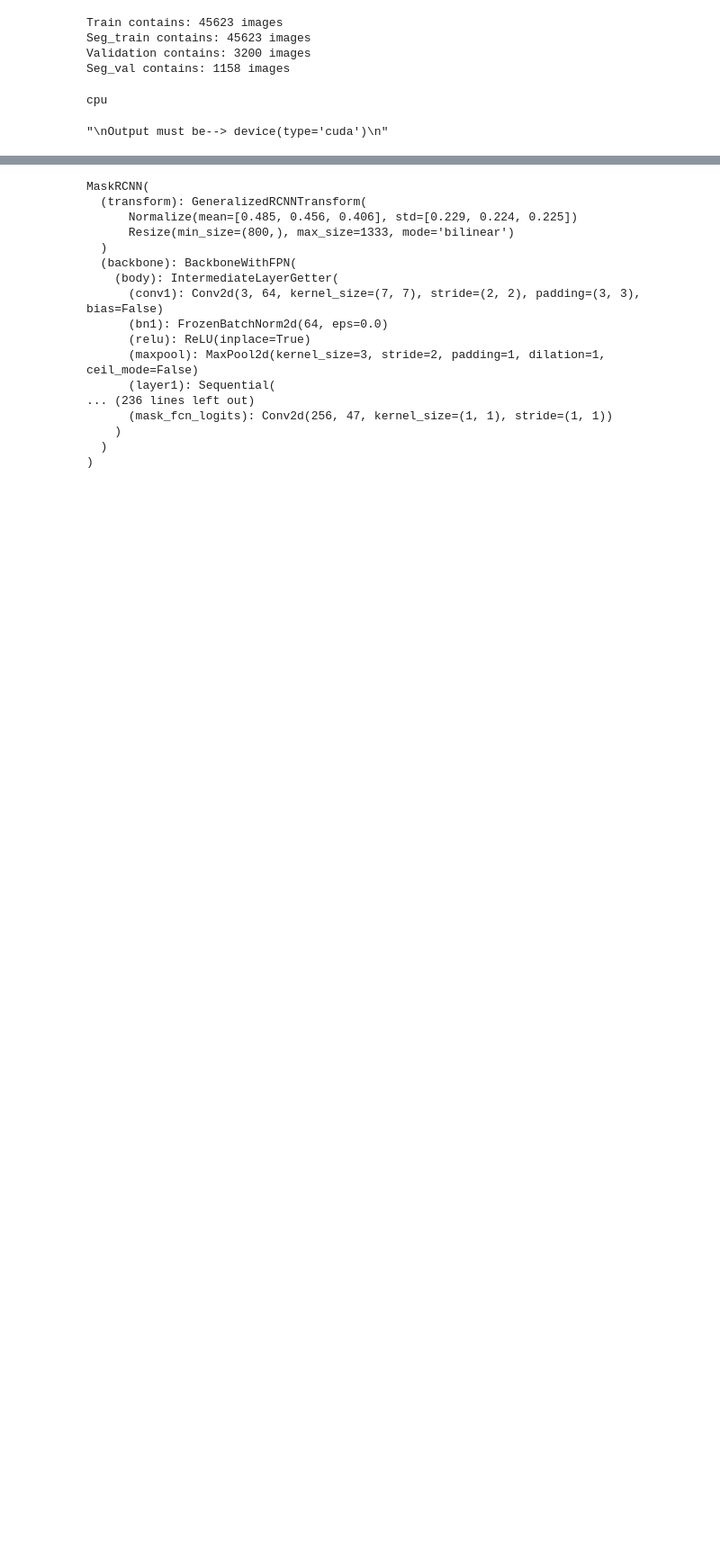
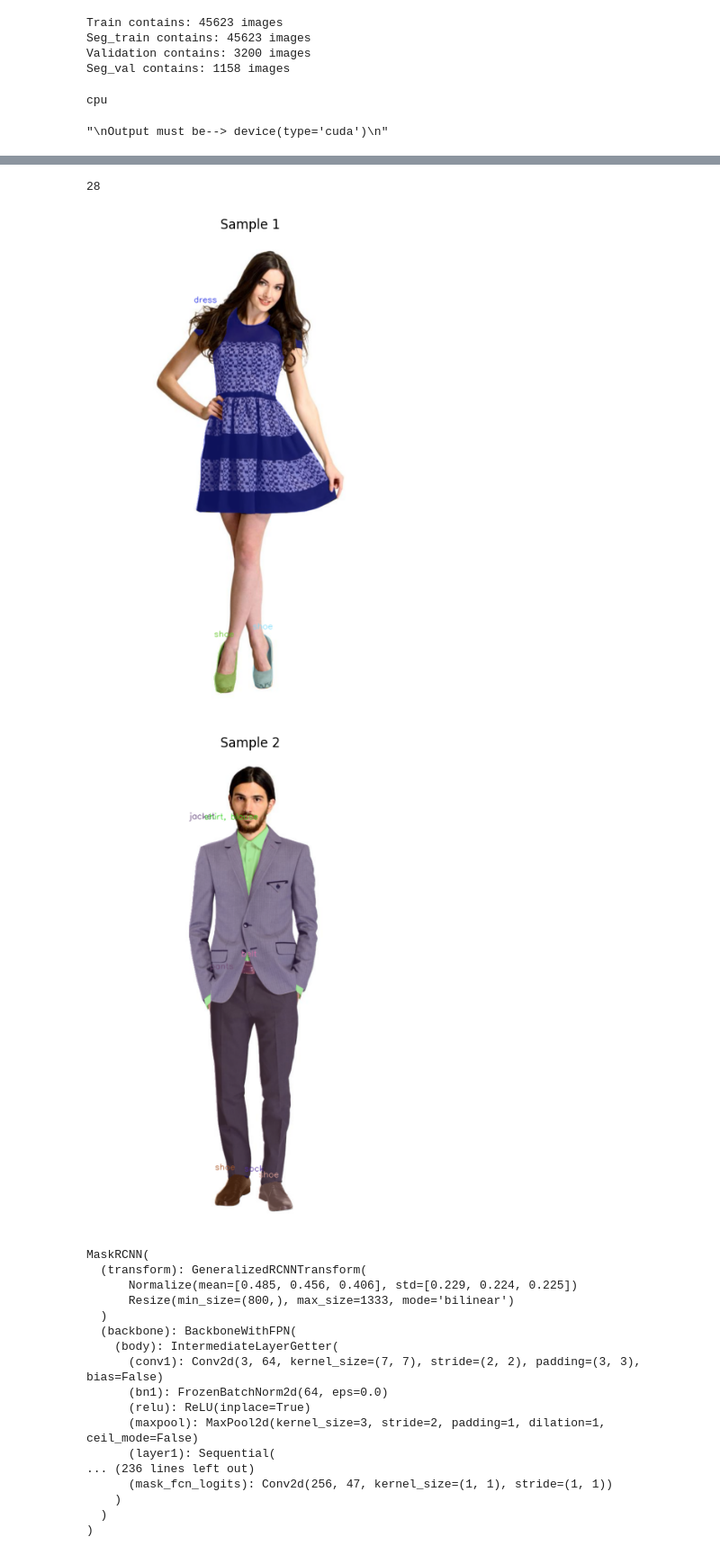
Before and after one commit to nataliamunoz16/OR_task2, a Jupyter notebook: maskrcnn.ipynb, the cells around one changed output, grey strips where cells are left out. Shown at 90% size. Drawn from its saved outputs; the diff is of its cells as text; code cells hidden in the pictures; blank space fills up the shorter version.

```diff
--- a/maskrcnn.ipynb
+++ b/maskrcnn.ipynb
@@ -2,8 +2,10 @@
 import os
 
 train_dir = './coco/images/train/'
+train_annotation = './coco/annotations/instances_attributes_train2020.json'
 seg_train = './coco/segmentations/seg_train/'
 val_dir = './coco/images/val/'
+val_annotation = './coco/annotations/instances_attributes_val2020.json'
 seg_val = './coco/segmentations/seg_val/'
 
 print('Train contains:', len(os.listdir(train_dir)), 'images')
@@ -135,3 +144,79 @@ index created!
+# %%
+# Label list
+CLASS_NAMES = [ " ",
+    "back_bumper", "back_glass", "back_left_door", "back_left_light", "back_right_door",
+    "back_right_light", "front_bumper", "front_glass", "front_left_door", "front_left_light",
+    "front_right_door", "front_right_light", "hood", "left_mirror", "right_mirror",
+    "tailgate", "trunk", "wheel"
+]
+
+
+FULL_CLASSES = [' ','shirt, blouse','top, t-shirt, sweatshirt','sweater','cardigan',
+                'jacket','vest','pants','shorts','skirt','coat','dress','jumpsuit',
+                'cape','glasses','hat','headband, head covering, hair accessory',
+                'tie','glove','watch','belt','leg warmer','tights, stockings','sock',
+                'shoe','bag, wallet','scarf','umbrella','hood','collar','lapel',
+                'epaulette','sleeve','pocket','neckline','buckle','zipper','applique',
+                'bead','bow','flower','fringe','ribbon','rivet','ruffle','sequin','tassel']
+CLASS_NAMES = FULL_CLASSES[:28]
+#NUM_CLASSES = len(MAIN_CLASSES) + 1 #+1 for background
+
+# Get one batch
+images, targets = next(iter(train_loader))
+
+print(len(CLASS_NAMES))
+
+# loop through one batch and draw bounding boxes and labels
+for i in range(len(images)):
+    # CxHxW --> HxWxC
+    image = images[i].permute(1, 2, 0).cpu().numpy()
+    # Rescale
+    image = (image * 255).astype(np.uint8)
+    # Convert RGB to BGR
+    image = cv2.cvtColor(image, cv2.COLOR_RGB2BGR)
+    overlay = image.copy()
+
+    # Extract masks, bounding boxes, and labels for the current image
+    masks = targets[i]['masks'].cpu().numpy()
+    boxes = targets[i]['boxes'].cpu().numpy()
+    labels = targets[i]['labels'].cpu().numpy()
+
+    for j in range(len(masks)):
+        mask = masks[j]
+        box = boxes[j]
+        label_id = labels[j]
+
+        # Get class name from mapping
+        class_name = CLASS_NAMES[label_id+1]  # assuming 1-based labels
+
+        # Random color
+        color = np.random.randint(0, 255, (3,), dtype=np.uint8).tolist()
+
+        # Alpha blend mask
+        colored_mask = np.zeros_like(image, dtype=np.uint8)
+        for c in range(3):
+            colored_mask[:, :, c] = mask * color[c]
+        alpha = 0.4
+        overlay = np.where(mask[..., None],
+                           ((1 - alpha) * overlay + alpha * colored_mask).astype(np.uint8),
+                           overlay)
+
+        # Draw label
+        x1, y1, x2, y2 = map(int, box)
+        cv2.putText(overlay, class_name, (x1, y1 - 10), cv2.FONT_HERSHEY_SIMPLEX,
+                    0.6, color, 1, lineType=cv2.LINE_AA)
+
+
+    # Show the result
+    plt.figure(figsize=(10, 8))
+    plt.imshow(cv2.cvtColor(overlay, cv2.COLOR_BGR2RGB))
+    plt.axis("off")
+    plt.title(f"Sample {i + 1}")
+    plt.show()
+# %% [output]
+28
+[figure, added]
+[figure, added]
 # %%
 import torchvision
 from torchvision.models.detection import MaskRCNN
```
Also changed, not shown: parts of 11 cells of this notebook, 1 other file.
